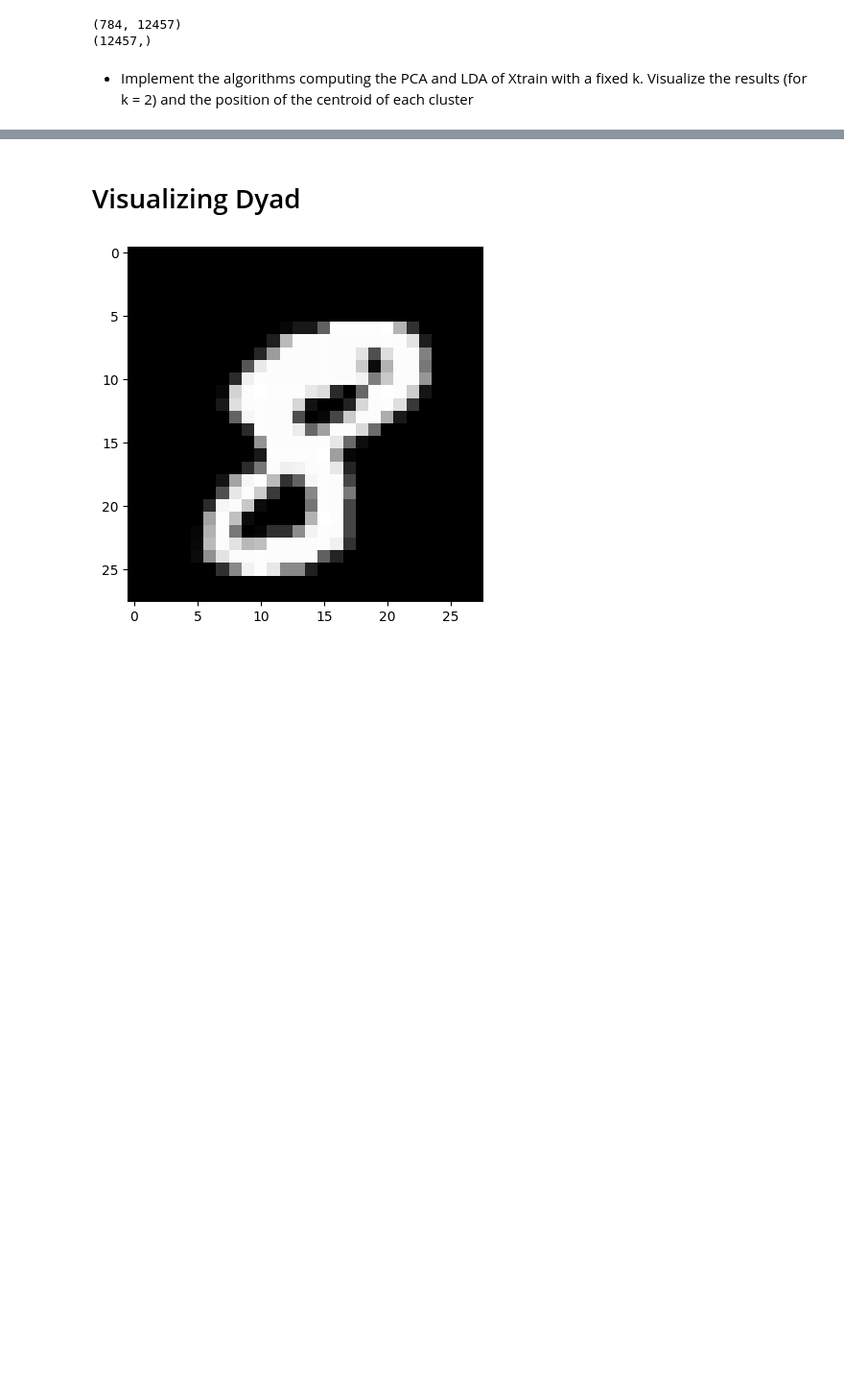
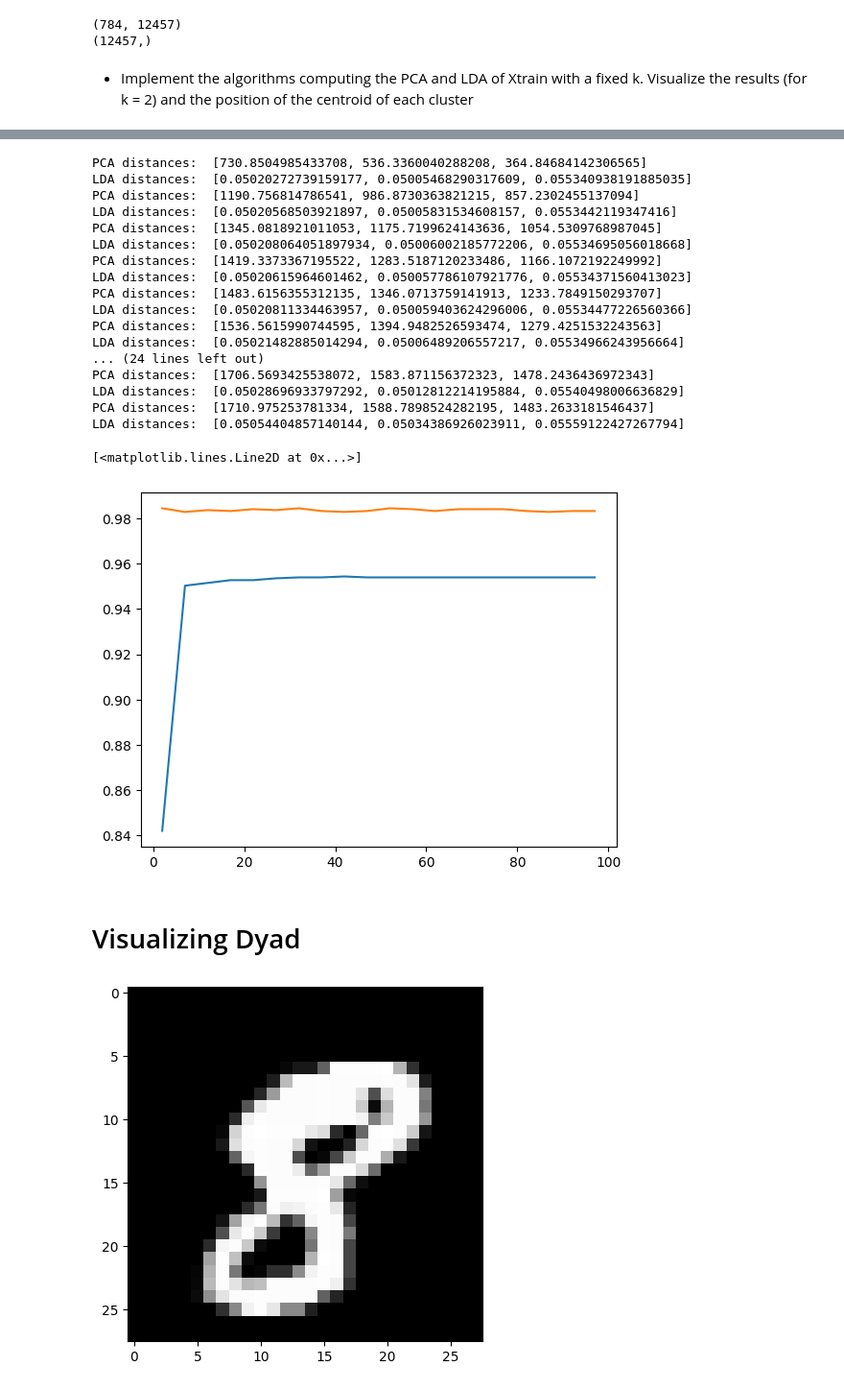
Before and after one commit to francesco-source/Artificial-Intelligence-UNIBO, a Jupyter notebook: Statistical_and_mathematical_methods_for_AI/Exercises/Exercise2.ipynb, the cells around one changed output, grey strips where cells are left out. Shown at 96% size. Drawn from its saved outputs; the diff is of its cells as text; code cells hidden in the pictures; blank space fills up the shorter version.

```diff
--- a/Statistical_and_mathematical_methods_for_AI/Exercises/Exercise2.ipynb
+++ b/Statistical_and_mathematical_methods_for_AI/Exercises/Exercise2.ipynb
@@ -288,3 +314,37 @@ Percentage of Correct classification for LDA: 0.9837133550488599
+# %%
+acc_lda=[]
+acc_pca=[]
+for k in range(2,100,5):
+    PCA_train=PCA(Xtrain,Ytrain,k)
+    LDA_train=LDA(Xtrain,Ytrain,k)
+
+    ZtestPCA=PCA_train[1]@(Xtest-np.expand_dims(np.mean(Xtest,axis=1),axis=1))
+    ZtestLDA=LDA_train[1]@Xtest
+
+    acc_pca.append(classify(ZtestPCA,Ytest,PCA_train[2]))
+    acc_lda.append(classify(ZtestLDA,Ytest,LDA_train[2]))
+plt.plot(range(2,100,5),acc_pca)
+plt.plot(range(2,100,5),acc_lda)
+# %% [output]
+PCA distances:  [730.8504985433708, 536.3360040288208, 364.84684142306565]
+LDA distances:  [0.05020272739159177, 0.05005468290317609, 0.055340938191885035]
+PCA distances:  [1190.756814786541, 986.8730363821215, 857.2302455137094]
+LDA distances:  [0.05020568503921897, 0.05005831534608157, 0.0553442119347416]
+PCA distances:  [1345.0818921011053, 1175.7199624143636, 1054.5309768987045]
+LDA distances:  [0.050208064051897934, 0.05006002185772206, 0.05534695056018668]
+PCA distances:  [1419.3373367195522, 1283.5187120233486, 1166.1072192249992]
+LDA distances:  [0.05020615964601462, 0.050057786107921776, 0.05534371560413023]
+PCA distances:  [1483.6156355312135, 1346.0713759141913, 1233.7849150293707]
+LDA distances:  [0.05020811334463957, 0.050059403624296006, 0.05534477226560366]
+PCA distances:  [1536.5615990744595, 1394.9482526593474, 1279.4251532243563]
+LDA distances:  [0.05021482885014294, 0.05006489206557217, 0.05534966243956664]
+... (24 lines left out)
+PCA distances:  [1706.5693425538072, 1583.871156372323, 1478.2436436972343]
+LDA distances:  [0.05028696933797292, 0.05012812214195884, 0.05540498006636829]
+PCA distances:  [1710.975253781334, 1588.7898524282195, 1483.2633181546437]
+LDA distances:  [0.05054404857140144, 0.05034386926023911, 0.05559122427267794]
+[<matplotlib.lines.Line2D at 0x...>]
+[figure, added]
 # %% [markdown]
 # Visualizing Dyad
 # %%
```
Also changed, not shown: parts of 6 cells of this notebook.
